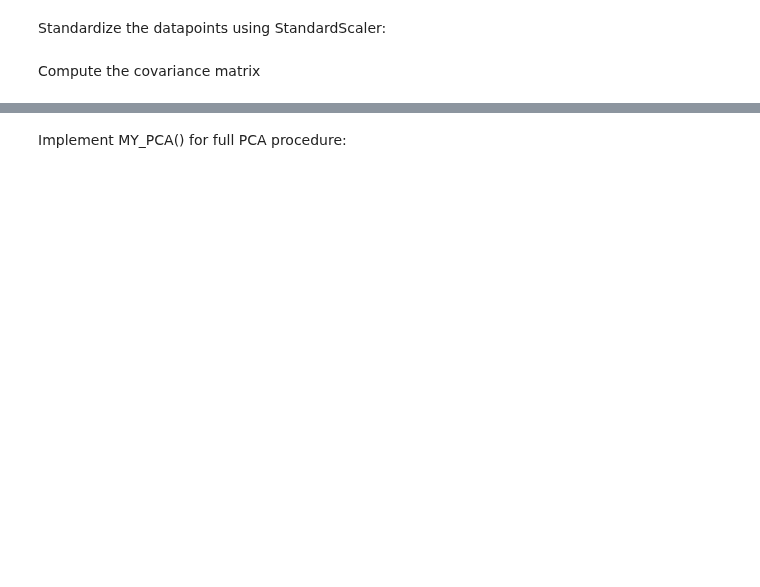
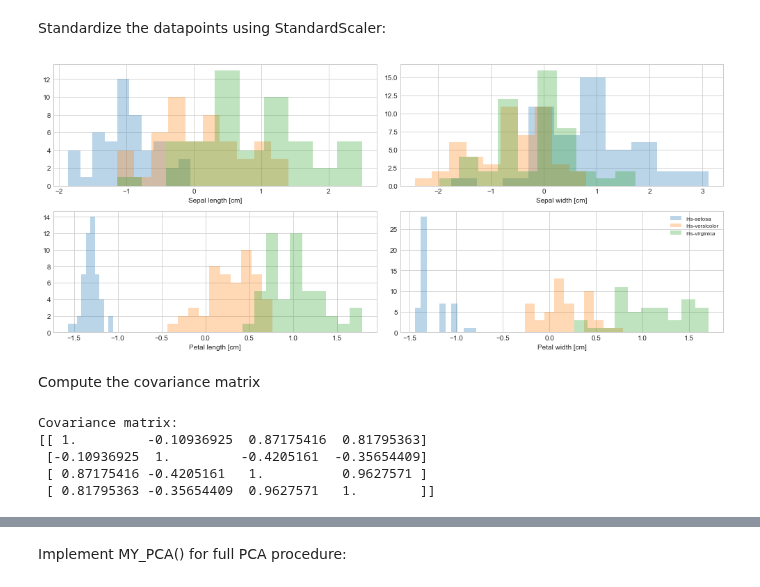
Before and after one commit to ivalencius/Machine_learning_INF264, a Jupyter notebook: Homework/7/Hw7_INF264_2021_template.ipynb, the cells around one changed output, grey strips where cells are left out. Drawn from its saved outputs; the diff is of its cells as text; code cells hidden in the pictures; blank space fills up the shorter version.

```diff
--- a/Homework/7/Hw7_INF264_2021_template.ipynb
+++ b/Homework/7/Hw7_INF264_2021_template.ipynb
@@ -93,8 +112,8 @@ extract features and labels in X2 and y2
 # %%
 # TODO
 # Extract features and labels
-X2 = ...
-y2 = ...
+X2 = df[['sepal_len', 'sepal_wid','petal_len', 'petal_wid']].to_numpy()
+y2 = df['class'].to_numpy()
 # %%
 from matplotlib import pyplot as plt
 import numpy as np
@@ -131,19 +152,28 @@ Standardize the datapoints using StandardScaler:
 # %%
 from sklearn.preprocessing import StandardScaler
 # TODO
+scaler = StandardScaler()
 # Standardize the data and assign them to X_std
-X_std = ...
+X_std = scaler.fit_transform(X2)
 plot_histograms(X_std, y2)
+# %% [output]
+[figure, added]
 # %% [markdown]
 Compute the covariance matrix
 # %%
 # TODO
 # Complete the comput_cov using the formula given in the PDF file
 def comput_cov(X):
-    mean_vec = ...
-    cov_mat = ...
+    mean_vec = np.dot(X.T, X)
+    cov_mat = (1/len(X)) * mean_vec
     return cov_mat
 cov_mat = comput_cov(X_std)
 print("Covariance matrix: \n%s" %comput_cov(X_std) )
+# %% [output]
+Covariance matrix:
+[[ 1.         -0.10936925  0.87175416  0.81795363]
+ [-0.10936925  1.         -0.4205161  -0.35654409]
+ [ 0.87175416 -0.4205161   1.          0.9627571 ]
+ [ 0.81795363 -0.35654409  0.9627571   1.        ]]
 # %%
 def Sort_eigens(cov_mat):
```
Also changed, not shown: parts of 16 cells of this notebook.
